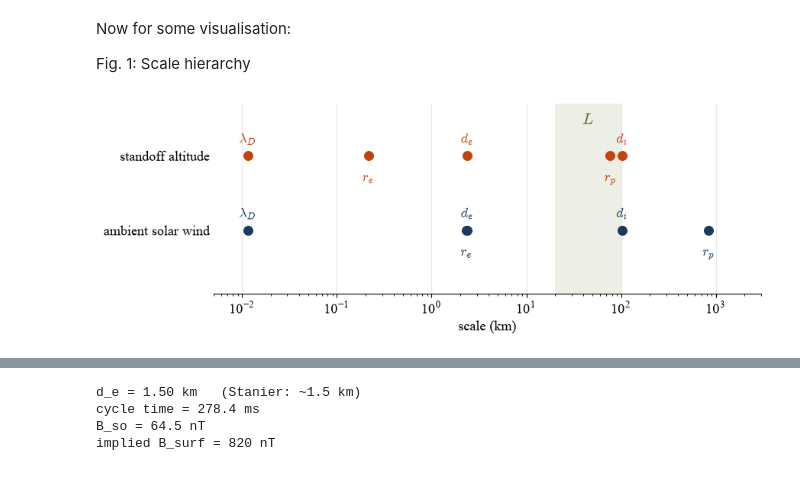
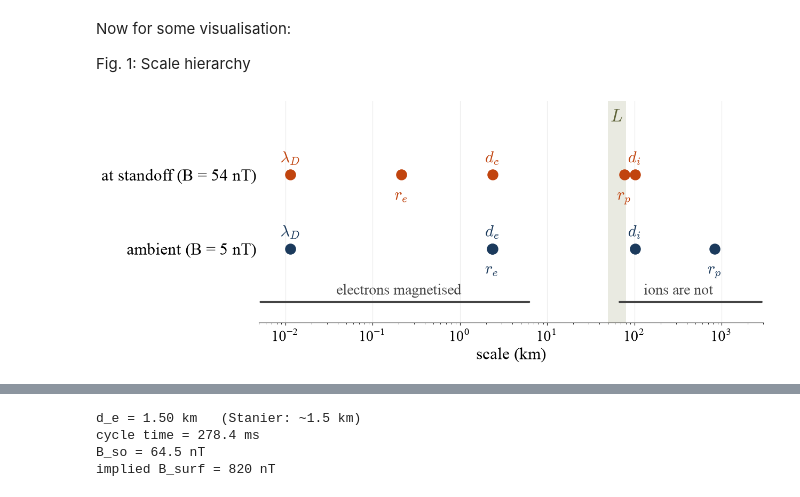
Before and after one commit to yulunwu000/artemis-lunar-plasma, a Jupyter notebook: notebooks/01_plasma_scales.ipynb, the cells around one changed output, grey strips where cells are left out. Saved outputs shown, nothing was run; the diff lists cells and outputs as text; code cells hidden in the pictures.

```diff
--- a/notebooks/01_plasma_scales.ipynb
+++ b/notebooks/01_plasma_scales.ipynb
@@ -93,53 +93,63 @@ import matplotlib.pyplot as plt
 
 plt.rcParams.update({
     'font.family': 'serif',
     'mathtext.fontset': 'cm',
-    'font.size': 13,
+    'font.size': 20,
 })
 
 # --- data ----------------------------------------------------------------
-# z_so row is the argument so it goes on top
-scales = {  # km
-    'standoff altitude': {r'$\lambda_D$': 0.0115, r'$r_e$': 0.215, r'$d_e$': 2.38,
-                     r'$r_p$': 76.8, r'$d_i$': 101.8},
-    'ambient solar wind':      {r'$\lambda_D$': 0.0115, r'$r_e$': 2.34,  r'$d_e$': 2.38,
-                     r'$d_i$': 101.8, r'$r_p$': 835},
+scales = {
+    'at standoff (B = 54 nT)':      {r'$\lambda_D$': 0.0115, r'$r_e$': 0.215, r'$d_e$': 2.38,
+                         r'$r_p$': 76.8, r'$d_i$': 101.8},
+    'ambient (B = 5 nT)':          {r'$\lambda_D$': 0.0115, r'$r_e$': 2.34,  r'$d_e$': 2.38,
+                         r'$d_i$': 101.8, r'$r_p$': 835},
 }
 
-palette = ['#c1440e', '#1b3a5c']          # rust (z_so), deep blue (ambient)
+palette = ['#c1440e', '#1b3a5c']
 
-# Gyroradii below the row, inertial/Debye lengths above.
-offsets = {r'$\lambda_D$': 12, r'$d_e$': 12, r'$d_i$': 12,
-           r'$r_e$': -24, r'$r_p$': -24}
+offsets = {r'$\lambda_D$': 16, r'$d_e$': 16, r'$d_i$': 16,
+           r'$r_e$': -34, r'$r_p$': -34}
 
-# --- plot ----------------------------------------------------------------
-fig, ax = plt.subplots(figsize=(9, 3.4))
+fig, ax = plt.subplots(figsize=(13, 5.5))
 
-ax.axvspan(20, 100, alpha=0.15, color='#8a8f5c', zorder=0, lw=0)
-ax.text(45, 1.42, r'$L$', ha='center', color='#5c6136', fontsize=15)
+# obstacle scale band
+ax.axvspan(50, 80, alpha=0.18, color='#8a8f5c', zorder=0, lw=0)
+ax.text(63, 1.72, r'$L$', ha='center', color='#5c6136', fontsize=24)
 
 for i, (env, d) in enumerate(scales.items()):
     y = 1 - i
     ax.scatter(list(d.values()), [y] * len(d),
-               s=70, color=palette[i], zorder=3)
+               s=190, color=palette[i], zorder=3)
     for name, val in d.items():
         ax.annotate(name, (val, y), textcoords='offset points',
                     xytext=(0, offsets[name]), ha='center',
-                    color=palette[i], fontsize=13)
+                    color=palette[i], fontsize=22)
+
+# --- the claim -----------------------------------------------------------
+ax.annotate('', xy=(5e-3, -0.72), xytext=(6.5, -0.72),
+            arrowprops=dict(arrowstyle='-', lw=2.5, color='#444'))
+ax.text(0.2, -0.62, 'electrons magnetised', ha='center',
+        fontsize=20, color='#444')
+
+ax.annotate('', xy=(65, -0.72), xytext=(3e3, -0.72),
+            arrowprops=dict(arrowstyle='-', lw=2.5, color='#444'))
+ax.text(320, -0.62, 'ions are not', ha='center',
+        fontsize=20, color='#444')
 
 ax.set_xscale('log')
 ax.set_xlim(5e-3, 3e3)
-ax.set_ylim(-0.85, 1.7)
+ax.set_ylim(-1.0, 2.0)
 ax.set_yticks([1, 0])
-ax.set_yticklabels(scales.keys())
-ax.set_xlabel('scale (km)')
-ax.grid(axis='x', alpha=0.3)
+ax.set_yticklabels(scales.keys(), fontsize=22)
+ax.set_xlabel('scale (km)', fontsize=22)
+ax.grid(axis='x', alpha=0.25)
+ax.tick_params(axis='x', labelsize=20)
 ax.tick_params(axis='y', length=0)
 for side in ('top', 'right', 'left'):
     ax.spines[side].set_visible(False)
 
 fig.tight_layout()
-fig.savefig('../figures/scale_hierarchy.pdf')
+fig.savefig('../figures/scale_hierarchy_slide.pdf')
 plt.show()
 # %% [output]
-[figure, old version]
+[figure, new version]
```
Also changed, not shown: parts of 1 cell of this notebook, 1 other file.
